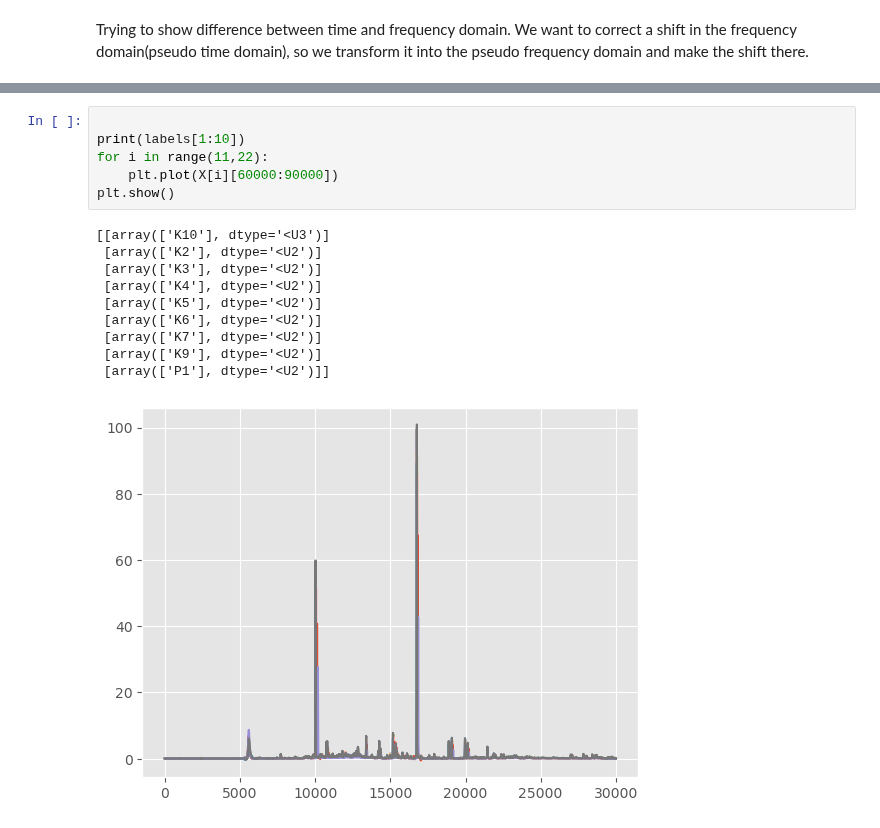
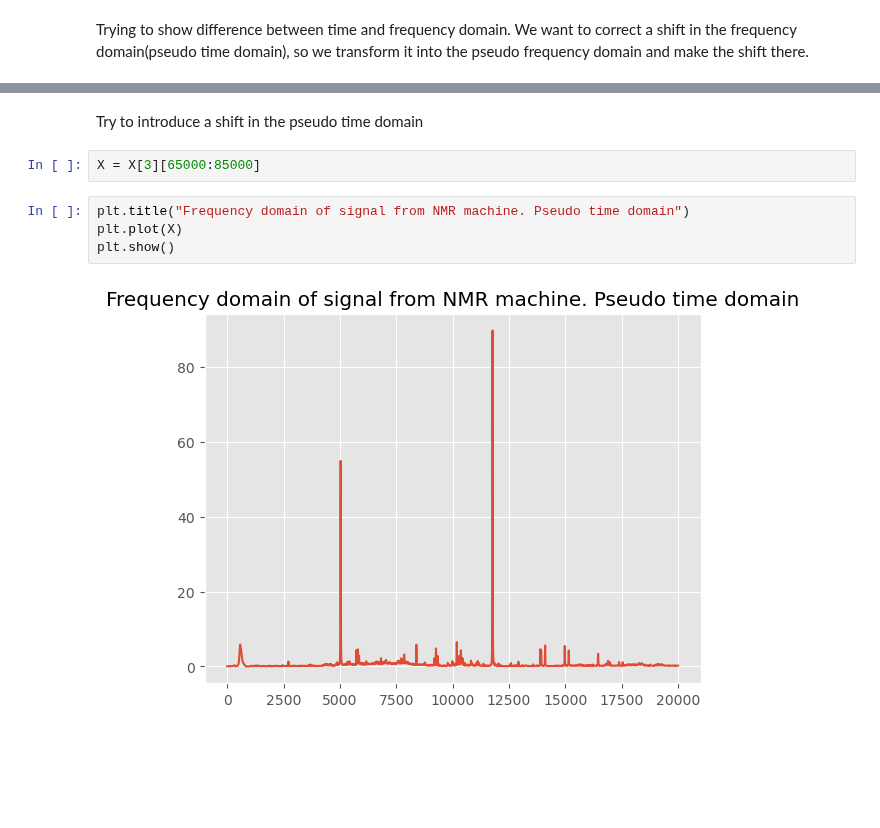
Before and after one commit to AlexanderVoldby/02466Fagprojekt2023, a Jupyter notebook: visualization.ipynb, the cells around one changed output, grey strips where cells are left out. Cells and saved outputs as stored; diff of their text form; blank space fills up the shorter version.

```diff
--- a/visualization.ipynb
+++ b/visualization.ipynb
@@ -26,17 +28,10 @@ plt.show()
-# %%
-
-print(labels[1:10])
-for i in range(11,22):
-    plt.plot(X[i][60000:90000])
-plt.show()
-# %% [output]
-[[array(['K10'], dtype='<U3')]
- [array(['K2'], dtype='<U2')]
- [array(['K3'], dtype='<U2')]
- [array(['K4'], dtype='<U2')]
- [array(['K5'], dtype='<U2')]
- [array(['K6'], dtype='<U2')]
- [array(['K7'], dtype='<U2')]
- [array(['K9'], dtype='<U2')]
- [array(['P1'], dtype='<U2')]]
-[figure, removed]
+# %% [markdown]
+Try to introduce a shift in the pseudo time domain
+# %%
+X = X[3][65000:85000]
+# %%
+plt.title("Frequency domain of signal from NMR machine. Pseudo time domain")
+plt.plot(X)
+plt.show()
+# %% [output]
+[figure, added]
```
Also changed, not shown: parts of 4 cells of this notebook, 2 other files.
